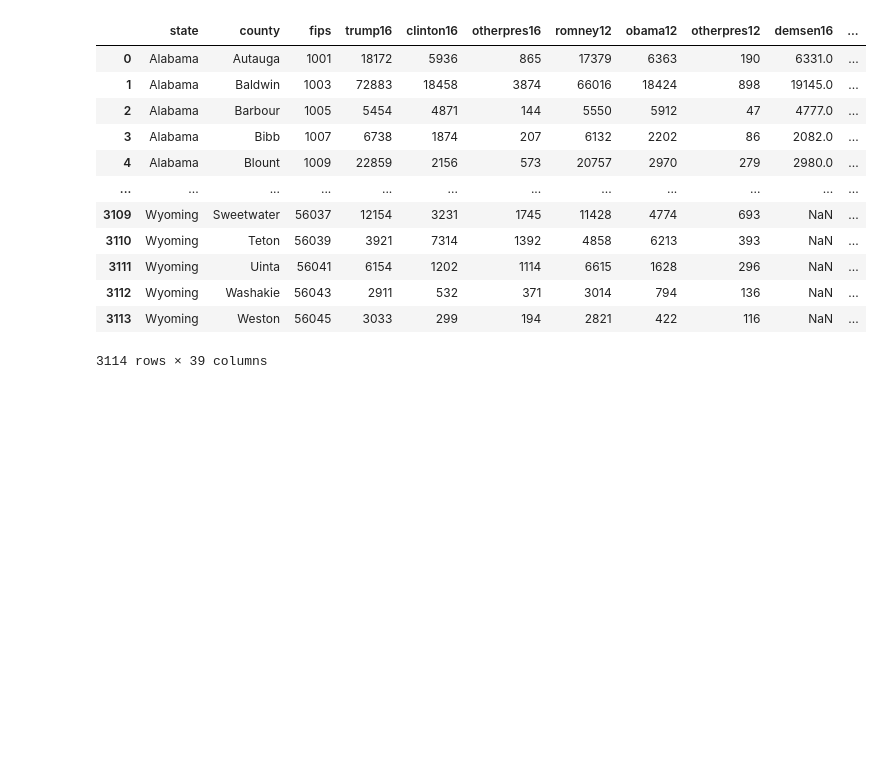
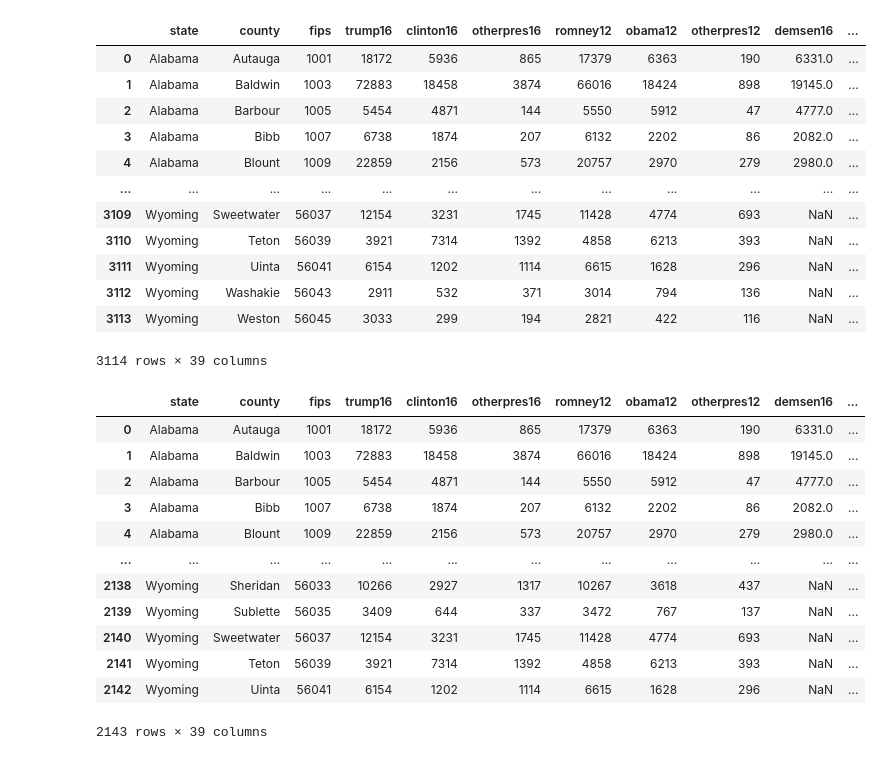
Before and after one commit to aspotter99/SQL_talk, a Jupyter notebook: notebooks/subqueries.ipynb, the cells around one changed output. Drawn from its saved outputs; the diff is of its cells as text; code cells hidden in the pictures; blank space fills up the shorter version.

```diff
--- a/notebooks/subqueries.ipynb
+++ b/notebooks/subqueries.ipynb
@@ -45,3 +45,20 @@ df
 | 3112 | Wyoming | Washakie | 56043 | 2911 | 532 | 371 | 3014 | 794 | 136 | NaN | ... |
 | 3113 | Wyoming | Weston | 56045 | 3033 | 299 | 194 | 2821 | 422 | 116 | NaN | ... |
 3114 rows × 39 columns
+# %%
+df = pd.read_sql('''select * from election where age29andunder_pct >= 35''',conn)
+df
+# %% [output]
+|  | state | county | fips | trump16 | clinton16 | otherpres16 | romney12 | obama12 | otherpres12 | demsen16 | ... |
+| 0 | Alabama | Autauga | 1001 | 18172 | 5936 | 865 | 17379 | 6363 | 190 | 6331.0 | ... |
+| 1 | Alabama | Baldwin | 1003 | 72883 | 18458 | 3874 | 66016 | 18424 | 898 | 19145.0 | ... |
+| 2 | Alabama | Barbour | 1005 | 5454 | 4871 | 144 | 5550 | 5912 | 47 | 4777.0 | ... |
+| 3 | Alabama | Bibb | 1007 | 6738 | 1874 | 207 | 6132 | 2202 | 86 | 2082.0 | ... |
+| 4 | Alabama | Blount | 1009 | 22859 | 2156 | 573 | 20757 | 2970 | 279 | 2980.0 | ... |
+| ... | ... | ... | ... | ... | ... | ... | ... | ... | ... | ... | ... |
+| 2138 | Wyoming | Sheridan | 56033 | 10266 | 2927 | 1317 | 10267 | 3618 | 437 | NaN | ... |
+| 2139 | Wyoming | Sublette | 56035 | 3409 | 644 | 337 | 3472 | 767 | 137 | NaN | ... |
+| 2140 | Wyoming | Sweetwater | 56037 | 12154 | 3231 | 1745 | 11428 | 4774 | 693 | NaN | ... |
+| 2141 | Wyoming | Teton | 56039 | 3921 | 7314 | 1392 | 4858 | 6213 | 393 | NaN | ... |
+| 2142 | Wyoming | Uinta | 56041 | 6154 | 1202 | 1114 | 6615 | 1628 | 296 | NaN | ... |
+2143 rows × 39 columns
```
Also changed, not shown: parts of 5 cells of this notebook.
